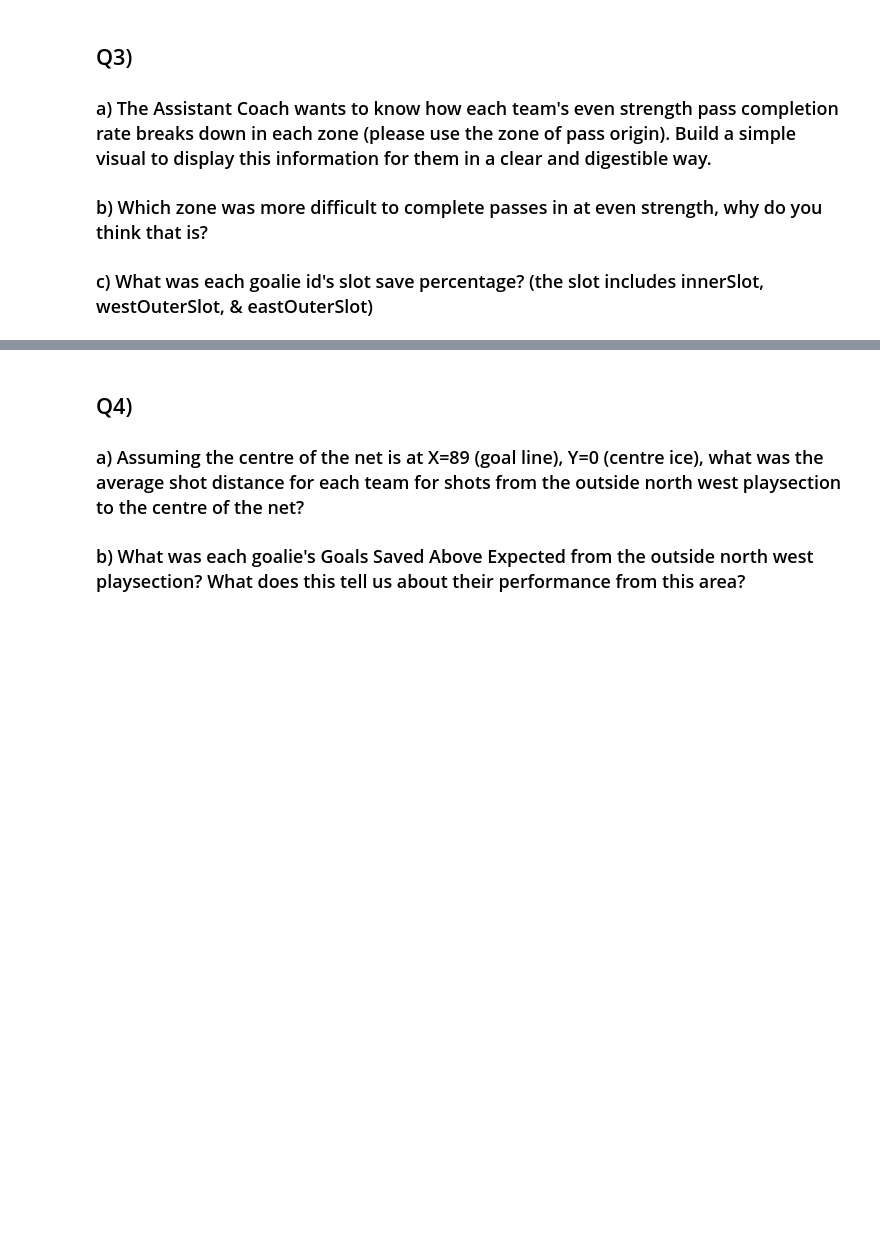
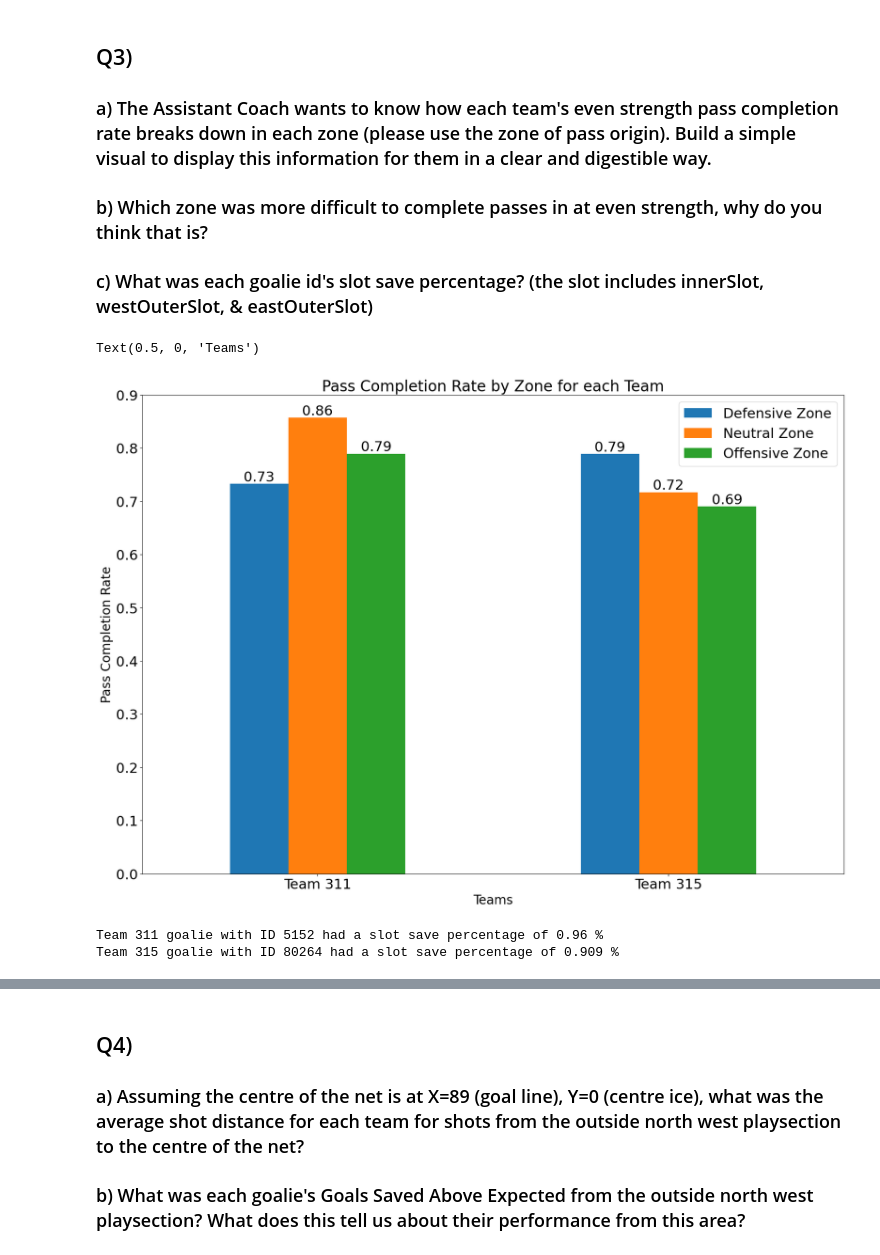
Before and after one commit to klee04/personal, a Jupyter notebook: SportsLogiq Coding Assessment/DA_Tutorial_24/Tutorial24_Questionnaire_Test.ipynb, the cells around one changed output, grey strips where cells are left out. Drawn from its saved outputs; the diff is of its cells as text; code cells hidden in the pictures; blank space fills up the shorter version.

```diff
--- a/SportsLogiq Coding Assessment/DA_Tutorial_24/Tutorial24_Questionnaire_Test.ipynb
+++ b/SportsLogiq Coding Assessment/DA_Tutorial_24/Tutorial24_Questionnaire_Test.ipynb
@@ -203,23 +203,53 @@ plt.show()
 # %%
 # Q3 part a)
 
-# NOTE: game_totalTime is the total time of the game, calculated in Q1 part a)
+def passCompletionRate(team, zone):
+    totalPasses = np.where((game_teamID == team) & (game_eventName == 'pass') & (game_zone == zone))[0]
+    completedPasses = np.where((game_teamID == team) & (game_eventName == 'pass') & (game_zone == zone) & (game_outcome == 'successful'))[0]
+    return len(completedPasses) / len(totalPasses)
 
-def getNumPasses(teamID, zone):
-    passes = np.where((game_teamID == 311) & (game_manpower == 'evenStrength') & (game_eventName == 'pass') & (game_zone == 'dz'))[0]
-    completedPasses = np.where((game_teamID == 311) & (game_manpower == 'evenStrength') & (game_eventName == 'pass') & (game_zone == 'dz') & (game_outcome == 'successful'))[0]
-    return passes, completedPasses
+team1_rate_dz = passCompletionRate(311, 'dz')
+team1_rate_nz = passCompletionRate(311, 'nz')
+team1_rate_oz = passCompletionRate(311, 'oz')
 
-team1_passes_dz, team1_completedPasses_dz = getNumPasses(311, 'dz')
-team1_passes_nz, team1_completedPasses_nz = getNumPasses(311, 'nz')
-team1_passes_oz, team1_completedPasses_oz = getNumPasses(311, 'oz')
+team2_rate_dz = passCompletionRate(315, 'dz')
+team2_rate_nz = passCompletionRate(315, 'nz')
+team2_rate_oz = passCompletionRate(315, 'oz')
 
-team2_passes_dz, team2_completedPasses_dz = getNumPasses(315, 'dz')
-team2_passes_nz, team2_completedPasses_nz = getNumPasses(315, 'nz')
-team2_passes_oz, team2_completedPasses_oz = getNumPasses(315, 'oz')
+fig, ax = plt.subplots(figsize=(20, 14))
 
-plt.figure(figsize=(20, 10))
+df = pd.DataFrame({
+    'Teams': ['Team 311', 'Team 315'],
+    'Defensive Zone': [team1_rate_dz, team2_rate_dz],
+    'Neutral Zone': [team1_rate_nz, team2_rate_nz],
+    'Offensive Zone': [team1_rate_oz, team2_rate_oz]
+})
 
-plt.plot()
+df.plot(x='Teams', y = ['Defensive Zone', 'Neutral Zone', 'Offensive Zone'],kind='bar', rot=0, ax=ax)
+
+for container in ax.containers:
+    ax.bar_label(container, labels=[f'{x:,.2f}' for x in container.datavalues])
+
+ax.set_ylabel('Pass Completion Rate', fontsize=20)
+ax.set_title('Pass Completion Rate by Zone for each Team', fontsize=24)
+ax.set_xlabel('Teams', fontsize=20)
+# %% [output]
+Text(0.5, 0, 'Teams')
+[figure, added]
+# %%
+team1_goalieID = 5152
+team2_goalieID = 80264
+
+def slotSavePercentage(team):
+    team_shots = np.where((game_teamID == team) & (game_eventName == 'shot') & (game_type == 'slot'))[0]
+    goalie_saves = np.where((game_teamID == team) & (game_eventName == 'shot') & (game_type == 'slot') & (game_goal == 0))[0]
+
+    return len(goalie_saves) / len(team_shots)
+
+print('Team 311 goalie with ID', team1_goalieID, 'had a slot save percentage of', round(slotSavePercentage(315), 3),'%')
+print('Team 315 goalie with ID', team2_goalieID, 'had a slot save percentage of', round(slotSavePercentage(311), 3),'%')
+# %% [output]
+Team 311 goalie with ID 5152 had a slot save percentage of 0.96 %
+Team 315 goalie with ID 80264 had a slot save percentage of 0.909 %
 # %% [markdown]
 ## A3)
```
Also changed, not shown: parts of 3 cells of this notebook, 4 other files.
